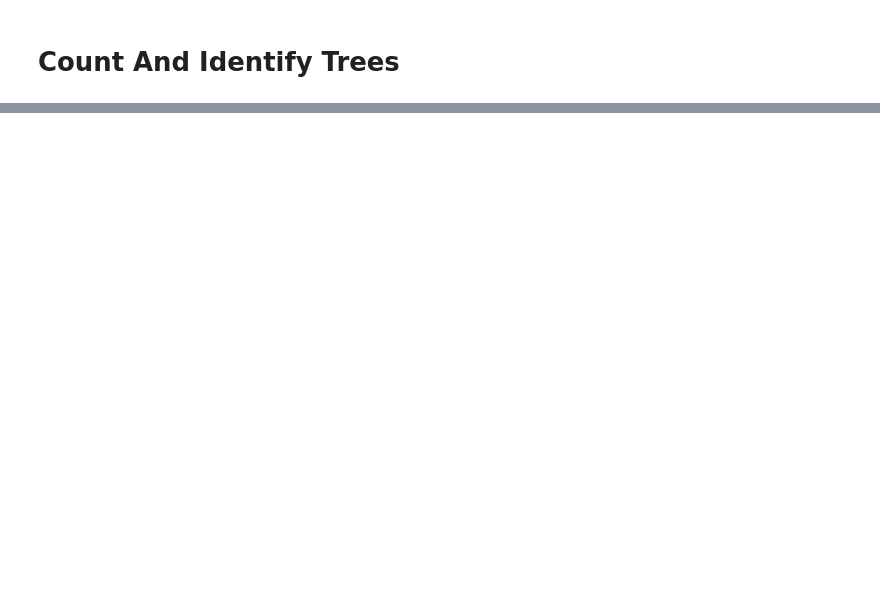
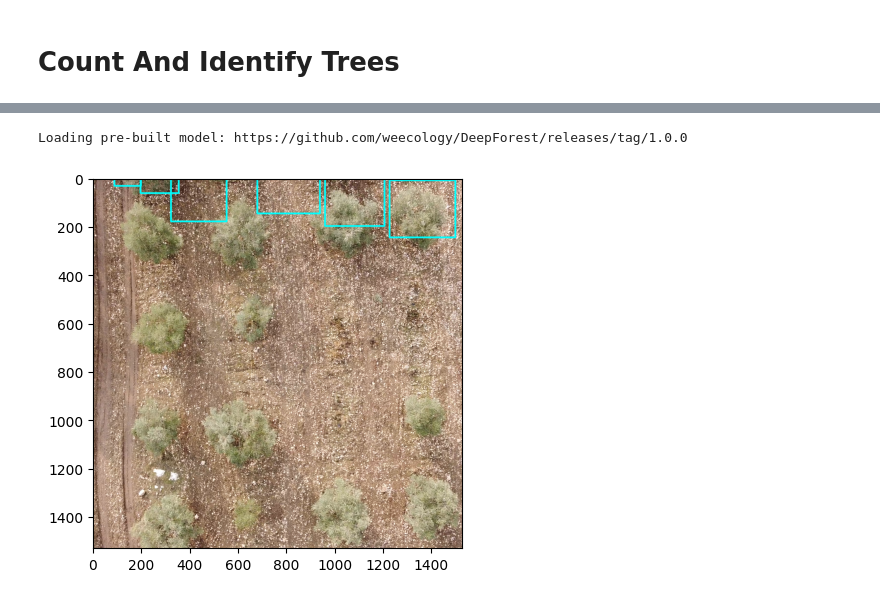
Before and after one commit to hakanonal/treecounter, a Jupyter notebook: main.ipynb, the cells around one changed output, grey strips where cells are left out. Cells and saved outputs as stored; diff of their text form; code cells hidden in the pictures; blank space fills up the shorter version.

Commit message:
feat: looping through seconds and trying to improve hit rate

```diff
--- a/main.ipynb
+++ b/main.ipynb
@@ -85,14 +86,16 @@ def prepareEnv(envName):
     if not os.path.exists(srcImgsPath):
         os.makedirs(srcImgsPath)
     geoImgsPath = '%s/geoImgsPath'%envPath
-    if not os.path.exists(srcImgsPath):
-        os.makedirs(srcImgsPath)
+    if not os.path.exists(geoImgsPath):
+        os.makedirs(geoImgsPath)
 
     config = {
-        envName: envName,
-        envPath: envPath,
-        srcImgsPath: srcImgsPath,
-        geoImgsPath: geoImgsPath
+        'envName': envName,
+        'envPath': envPath,
+        'srcImgsPath': srcImgsPath,
+        'geoImgsPath': geoImgsPath,
+        'metaSrtFile': '%s/subs.srt' % envPath,
+        'srcImgsFile': '%s/%s'%(srcImgsPath,"src_%05d.png")
     }
 
     return config
@@ -109,7 +111,7 @@ def createSrcImgs(videoFileName):
 # %%
 def generateGeoCodeImage(videoFileName,second,latidute,longitude):
     config = prepareEnv(videoFileName)
-    src = rasterio.open('%s/src_%05d.png'%(config.srcImgsPath,second))
+    src = rasterio.open('%s/src_%05d.png'%(config['srcImgsPath'],second))
     width, height = src.width, src.height
     size = min(width, height)
 
@@ -126,7 +128,7 @@ def generateGeoCodeImage(videoFileName,second,latidute,longitude):
     }
 
     # Create the GeoTIFF file
-    with rasterio.open('%s/geo_%05d.tiff'%(config.geoImgsPath,second), 'w', **meta) as dst:
+    with rasterio.open('%s/geo_%05d.tiff'%(config['geoImgsPath'],second), 'w', **meta) as dst:
         x_offset = (width - size) // 2
         y_offset = (height - size) // 2
         window = Window(x_offset, y_offset, size, size)
@@ -152,4 +162,3 @@ def predict(videoFileName,second):
 # %%
-#videoFileName = "/Users/hakanonal/Downloads/temp_video_for_share.mp4"
-#extractMetaFromVideo(videoFileName)
-#createSrcImgs(videoFileName)
+videoFileName = "/Users/hakanonal/Downloads/temp_video_for_share.mp4"
+config = prepareEnv(videoFileName)
@@ -155,0 +185,4 @@ def predict(videoFileName,second):
+# %%
+srtParser = SrtParser(config['metaSrtFile'])
+metaData = srtParser.parse()
+metaData
@@ -155,0 +207,7 @@ def predict(videoFileName,second):
+# %%
+ai = DeepForestWrapper()
+for i in range(190,200):
+    generateGeoCodeImage(videoFileName,i,metaData.latitude[i],metaData.longitude[i])
+    img = ai.plot(videoFileName,i)
+    plt.imshow(img[:,:,::-1])
+# %% [output]
@@ -155,0 +215,2 @@ def predict(videoFileName,second):
+Loading pre-built model: https://github.com/weecology/DeepForest/releases/tag/1.0.0
+[figure, added]
```
Also changed, not shown: parts of 8 cells of this notebook, 2 other files.
